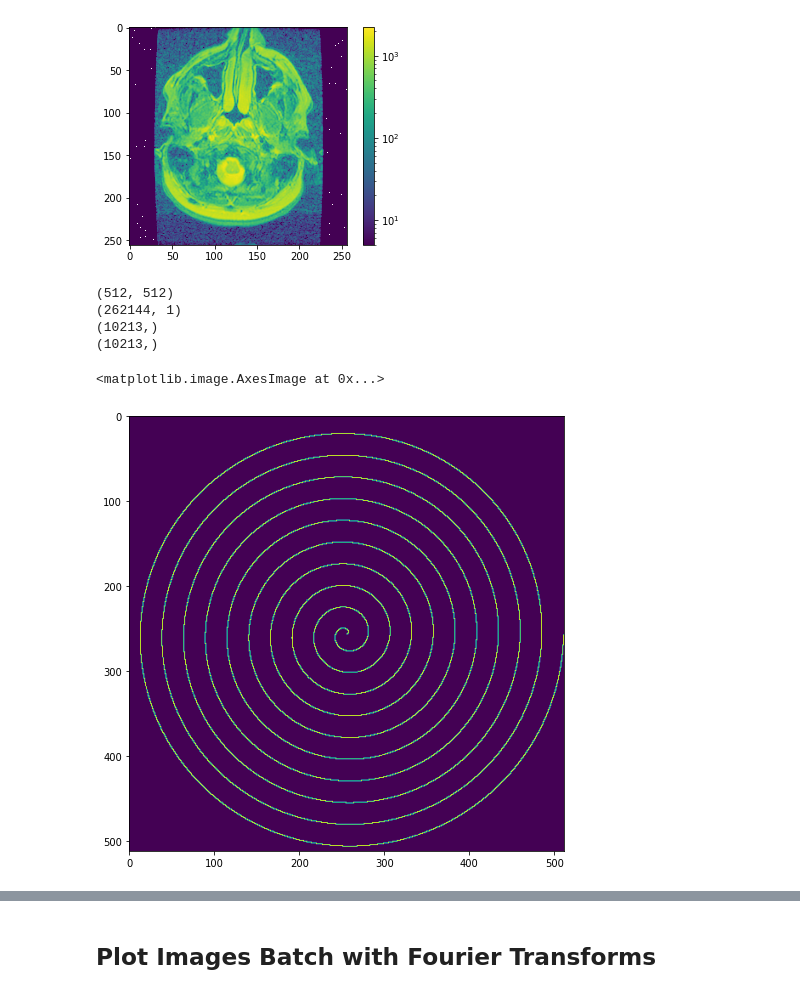
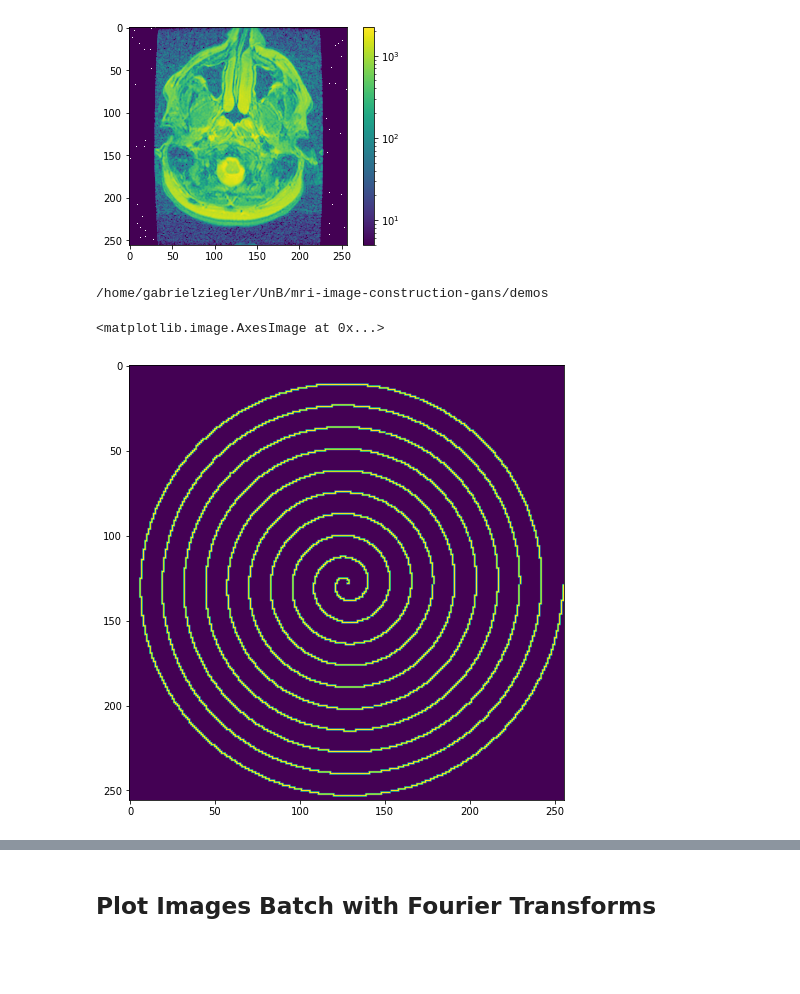
Before and after one commit to gabrielziegler3/CoDePPI, a Jupyter notebook: demos/get-distances.ipynb, the cells around one changed output, grey strips where cells are left out. Saved outputs shown, nothing was run; the diff lists cells and outputs as text; code cells hidden in the pictures; blank space fills up the shorter version.

Commit message:
Update notebook importing helper functions
Signed-off-by: Gabriel Ziegler <gabrielziegler3@gmail.com>

```diff
--- a/demos/get-distances.ipynb
+++ b/demos/get-distances.ipynb
@@ -67,61 +55,17 @@ plot_spectrum(inverse_transform)
 # plt.show()
 # %% [output]
 [figure]
-# %%
-def spiral_samples_trajectory(width=512,
-                              height=512,
-                              starting_angle=0,
-                              n_rounds=10,
-                              r=np.linspace(0, 1, 1000000)):
-
-    t = np.linspace(0, 1, len(r))
-
-    for curr_angle in range(starting_angle + 1):
-        x = np.cos(2 * np.pi * n_rounds * t + curr_angle) * r
-        y = np.sin(2 * np.pi * n_rounds * t + curr_angle) * r
-
-    # 0 - 511
-    x = (x/2 + 0.5) * (height - 1)
-    y = (y/2 + 0.5) * (width - 1)
-
-    i = np.round(width - y).astype(int)
-    j = np.round(x).astype(int)
-    I = np.zeros((width, height))
-
-    for k in range(len(i)):
-        try:
-            I[i[k],j[k]] = 1
-        except Exception as e:
-            print(j[k])
-
-    I = np.fft.ifftshift(I)
-    print(I.shape)
-
-    I = np.reshape(I, [width * height, 1])
-    print(I.shape)
-    samples_rows = np.nonzero(I)[0]
-
-    print(samples_rows.shape)
-    samples_rows = np.sort(samples_rows)
-
-    I = np.reshape(I, [width, height])
-
-    print(samples_rows.shape)
-    return samples_rows, i, j, I
-
-img_size = 512
-_, _, _, I =  spiral_samples_trajectory(width=img_size, height=img_size)
-
-I = np.fft.fftshift(I)
-plt.figure(figsize=(8,8))
-plt.imshow(I)
-# %% [output]
-(512, 512)
-(262144, 1)
-(10213,)
-(10213,)
-<matplotlib.image.AxesImage at 0x...>
-[figure, removed]
+# %%
+img_size = 256
+samples_rows, i, j, I =  spiral_samples_trajectory(width=img_size, height=img_size)
+
+I = np.fft.fftshift(I)
+plt.figure(figsize=(8,8))
+plt.imshow(I)
+# %% [output]
+/home/gabrielziegler/UnB/mri-image-construction-gans/demos
+<matplotlib.image.AxesImage at 0x...>
+[figure, added]
 # %%
 transformed_imgs = np.array(list(map(get_fourier_transform, data.T)))
 transformed_imgs.shape
```
Also changed, not shown: parts of 8 cells of this notebook.
